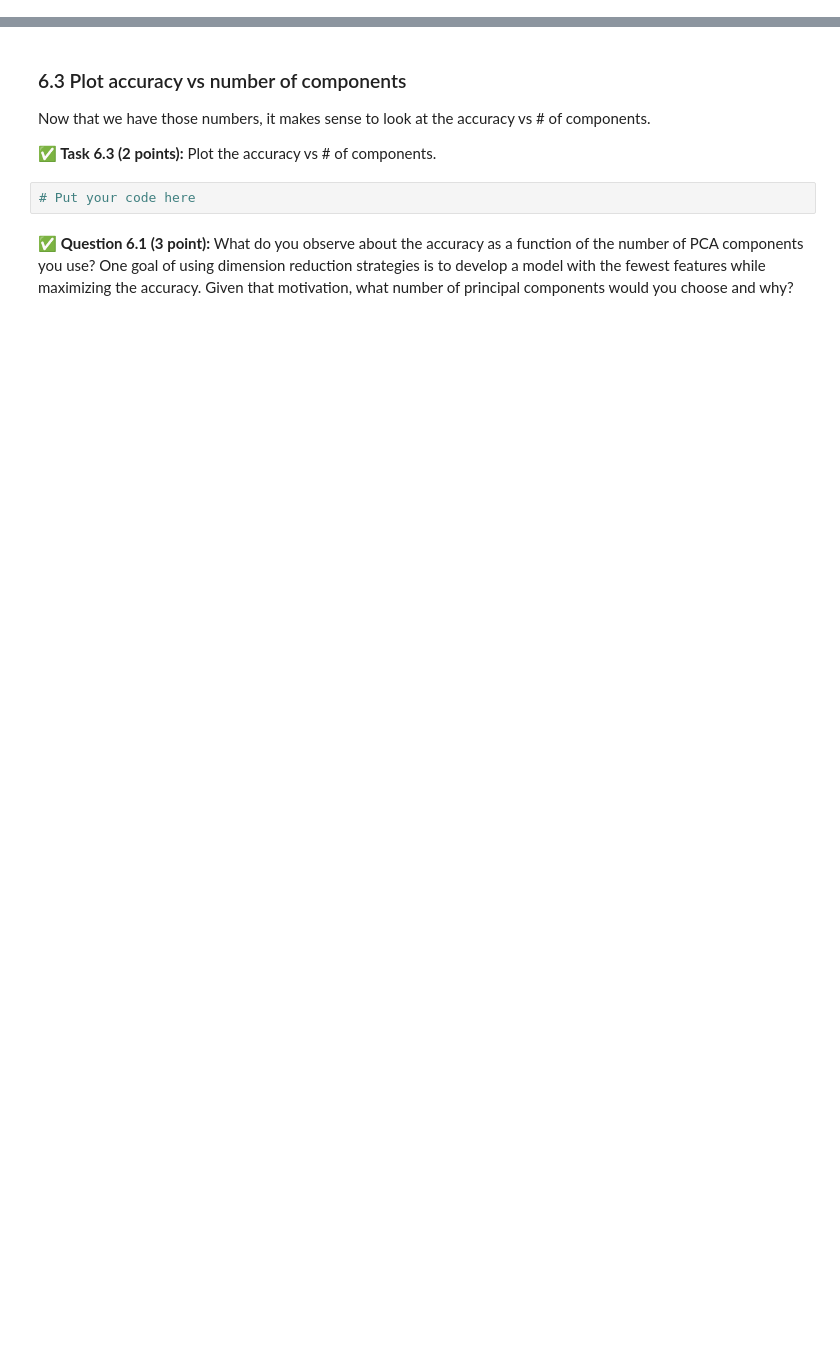
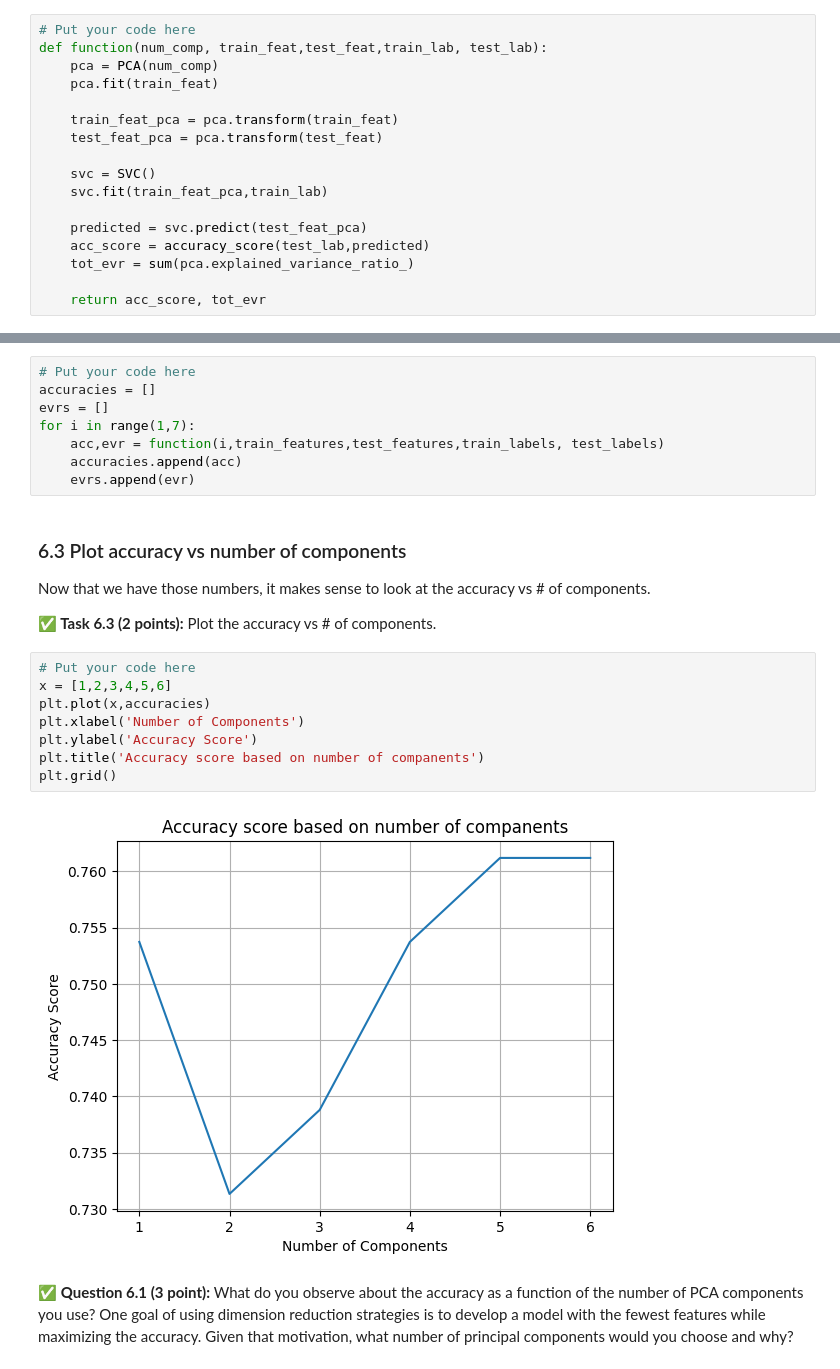
Before and after one commit to ethanfremder/CMSE202-f23-turnin, a Jupyter notebook: hw-04/HW-04_PerceptronSVMandPCA-STUDENT.ipynb, the cells around one changed output, grey strips where cells are left out. Drawn from its saved outputs; the diff is of its cells as text; blank space fills up the shorter version.

```diff
--- a/hw-04/HW-04_PerceptronSVMandPCA-STUDENT.ipynb
+++ b/hw-04/HW-04_PerceptronSVMandPCA-STUDENT.ipynb
@@ -482,3 +481,20 @@ and it should **return** the accuracy score for an SVC model fit to pca transfor
+# %%
+# Put your code here
+def function(num_comp, train_feat,test_feat,train_lab, test_lab):
+    pca = PCA(num_comp)
+    pca.fit(train_feat)
+
+    train_feat_pca = pca.transform(train_feat)
+    test_feat_pca = pca.transform(test_feat)
+
+    svc = SVC()
+    svc.fit(train_feat_pca,train_lab)
+
+    predicted = svc.predict(test_feat_pca)
+    acc_score = accuracy_score(test_lab,predicted)
+    tot_evr = sum(pca.explained_variance_ratio_)
+
+    return acc_score, tot_evr
 # %% [markdown]
 ### 6.2 Compute accuracies
 
@@ -492,10 +506,26 @@ Now that you have created a function that returns the accuracy for a given numbe
+# %%
+# Put your code here
+accuracies = []
+evrs = []
+for i in range(1,7):
+    acc,evr = function(i,train_features,test_features,train_labels, test_labels)
+    accuracies.append(acc)
+    evrs.append(evr)
 # %% [markdown]
 ### 6.3 Plot accuracy vs number of components
 
 Now that we have those numbers, it makes sense to look at the accuracy vs # of components.
 
 **&#9989; Task 6.3 (2 points):** Plot the accuracy vs # of components.
-# %%
-# Put your code here
+# %%
+# Put your code here
+x = [1,2,3,4,5,6]
+plt.plot(x,accuracies)
+plt.xlabel('Number of Components')
+plt.ylabel('Accuracy Score')
+plt.title('Accuracy score based on number of companents')
+plt.grid()
+# %% [output]
+[figure, added]
 # %% [markdown]
 **&#9989; Question 6.1 (3 point):** What do you observe about the accuracy as a function of the number of PCA components you use? One goal of using dimension reduction strategies is to develop a model with the fewest features while maximizing the accuracy. Given that motivation, what number of principal components would you choose and why?
```
Also changed, not shown: parts of 9 cells of this notebook.
